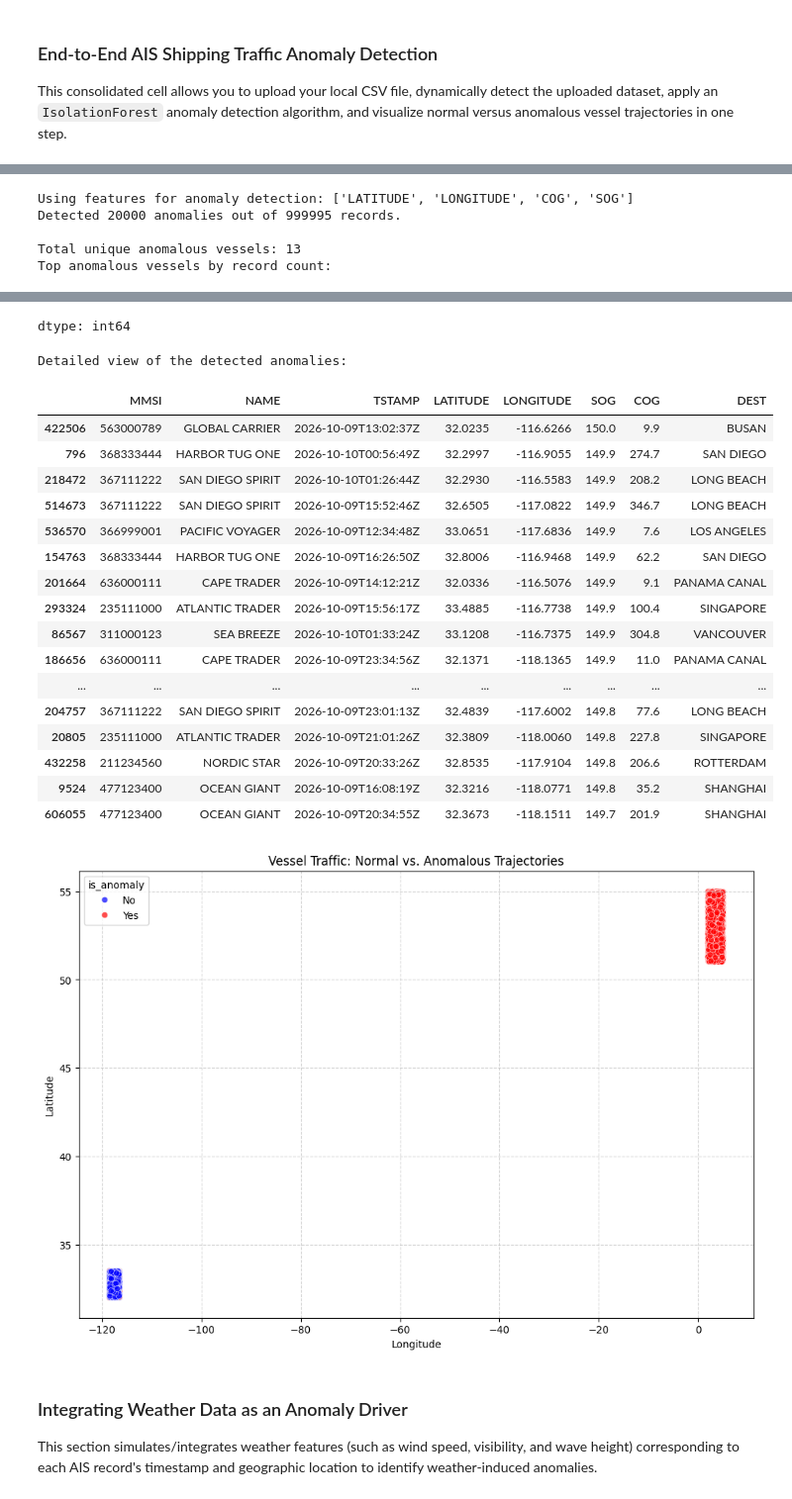
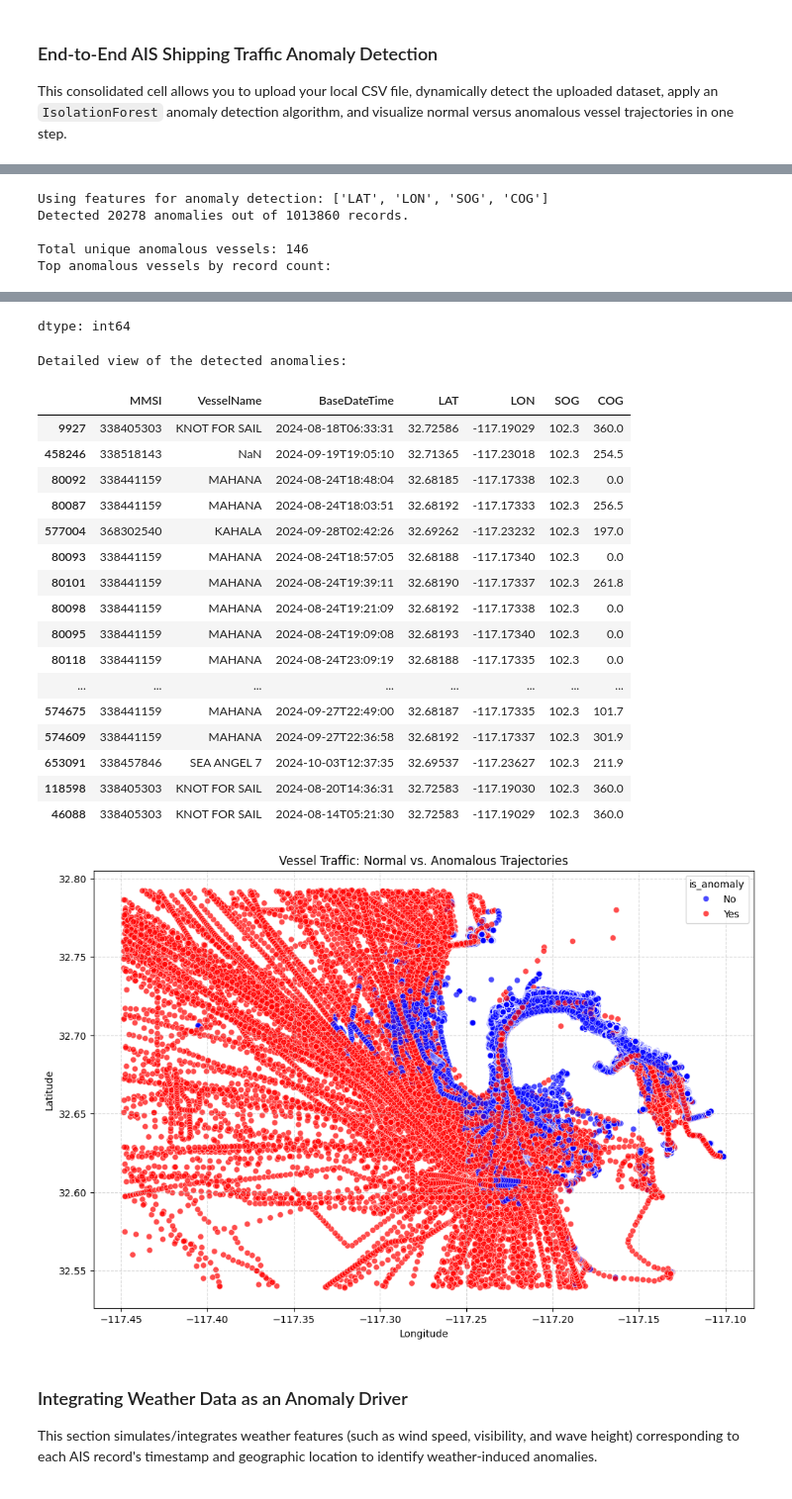
Before and after one commit to gliao6578/super_mariners, a Jupyter notebook: maritime_anomaly_detection.ipynb, the cells around one changed output, grey strips where cells are left out. Shown at 99% size. Drawn from its saved outputs; the diff is of its cells as text; code cells hidden in the pictures.

```diff
--- a/maritime_anomaly_detection.ipynb
+++ b/maritime_anomaly_detection.ipynb
@@ -29,10 +29,17 @@ candidate_files = [f for f in os.listdir('.') if f.startswith('ais_shipping_traf
 if candidate_files:
     candidate_files.sort(key=os.path.getmtime, reverse=True)
     file_path = os.path.join('.', candidate_files[0])
-    print(f"\nSelected dataset file: {file_path}\n")
+    print(f"\nSelected dataset file (matching pattern): {file_path}\n")
 else:
-    file_path = '/content/ais_shipping_traffic_5000(1) (1).csv'
-    print(f"\nUsing default dataset file path: {file_path}\n")
+    # Fallback: Search for any CSV file in the current working directory
+    any_csv_files = [f for f in os.listdir('.') if f.endswith('.csv')]
+    if any_csv_files:
+        any_csv_files.sort(key=os.path.getmtime, reverse=True)
+        file_path = os.path.join('.', any_csv_files[0])
+        print(f"\nNo specific 'ais_shipping_traffic' CSV found. Selected alternative CSV file: {file_path}\n")
+    else:
+        file_path = '/content/ais_shipping_traffic_5000(1) (1).csv'
+        print(f"\nUsing default dataset file path: {file_path}\n")
 
 df = pd.read_csv(file_path)
 
@@ -63,15 +70,23 @@ if len(feature_cols) >= 2:
     print(f"Detected {len(anomalies)} anomalies out of {len(df_results)} records.\n")
 
     # --- Step 4: Print Anomaly Summary and Breakdown ---
-    print(f"Total unique anomalous vessels: {anomalies['MMSI'].nunique()}")
+    print(f"Total unique anomalous vessels: {anomalies['MMSI'].nunique() if 'MMSI' in anomalies.columns else 'N/A'}")
     print(f"Top anomalous vessels by record count:")
-    display(anomalies['NAME'].value_counts().head(10))
+    name_col = next((c for c in df_results.columns if c.lower() in ['name', 'vesselname']), None)
+    if name_col:
+        display(anomalies[name_col].value_counts().head(10))
+    else:
+        print("No Vessel Name column found.")
 
-    display_cols = ['MMSI', 'NAME', 'TSTAMP', 'LATITUDE', 'LONGITUDE', 'SOG', 'COG', 'DEST']
+    display_cols = ['MMSI', 'NAME', 'VesselName', 'TSTAMP', 'BaseDateTime', 'LATITUDE', 'LAT', 'LONGITUDE', 'LON', 'SOG', 'COG', 'DEST']
     matching_cols = [c for c in display_cols if c in anomalies.columns]
 
     print("\nDetailed view of the detected anomalies:")
-    display(anomalies[matching_cols].sort_values(by='SOG', ascending=False).head(20))
+    sog_col = next((c for c in df_results.columns if c.lower() in ['sog', 'speed']), None)
+    if sog_col:
+        display(anomalies[matching_cols].sort_values(by=sog_col, ascending=False).head(20))
+    else:
+        display(anomalies[matching_cols].head(20))
 
     # --- Step 5: Visualize Detected Anomalies ---
     lat_col = next((c for c in df_results.columns if c.lower() in ['latitude', 'lat', 'lat_dec']), None)
@@ -132,6 +147,6 @@ None
-Using features for anomaly detection: ['LATITUDE', 'LONGITUDE', 'COG', 'SOG']
-Detected 20000 anomalies out of 999995 records.
+Using features for anomaly detection: ['LAT', 'LON', 'SOG', 'COG']
+Detected 20278 anomalies out of 1013860 records.
 
-Total unique anomalous vessels: 13
+Total unique anomalous vessels: 146
 Top anomalous vessels by record count:
 |  | count |
@@ -149,23 +164,23 @@ Top anomalous vessels by record count:
 dtype: int64
 Detailed view of the detected anomalies:
-|  | MMSI | NAME | TSTAMP | LATITUDE | LONGITUDE | SOG | COG | DEST |
-| 422506 | 563000789 | GLOBAL CARRIER | 2026-10-09T13:02:37Z | 32.0235 | -116.6266 | 150.0 | 9.9 | BUSAN |
-| 796 | 368333444 | HARBOR TUG ONE | 2026-10-10T00:56:49Z | 32.2997 | -116.9055 | 149.9 | 274.7 | SAN DIEGO |
-| 218472 | 367111222 | SAN DIEGO SPIRIT | 2026-10-10T01:26:44Z | 32.2930 | -116.5583 | 149.9 | 208.2 | LONG BEACH |
-| 514673 | 367111222 | SAN DIEGO SPIRIT | 2026-10-09T15:52:46Z | 32.6505 | -117.0822 | 149.9 | 346.7 | LONG BEACH |
-| 536570 | 366999001 | PACIFIC VOYAGER | 2026-10-09T12:34:48Z | 33.0651 | -117.6836 | 149.9 | 7.6 | LOS ANGELES |
-| 154763 | 368333444 | HARBOR TUG ONE | 2026-10-09T16:26:50Z | 32.8006 | -116.9468 | 149.9 | 62.2 | SAN DIEGO |
-| 201664 | 636000111 | CAPE TRADER | 2026-10-09T14:12:21Z | 32.0336 | -116.5076 | 149.9 | 9.1 | PANAMA CANAL |
-| 293324 | 235111000 | ATLANTIC TRADER | 2026-10-09T15:56:17Z | 33.4885 | -116.7738 | 149.9 | 100.4 | SINGAPORE |
-| 86567 | 311000123 | SEA BREEZE | 2026-10-10T01:33:24Z | 33.1208 | -116.7375 | 149.9 | 304.8 | VANCOUVER |
-| 186656 | 636000111 | CAPE TRADER | 2026-10-09T23:34:56Z | 32.1371 | -118.1365 | 149.9 | 11.0 | PANAMA CANAL |
-| ... | ... | ... | ... | ... | ... | ... | ... | ... |
-| 204757 | 367111222 | SAN DIEGO SPIRIT | 2026-10-09T23:01:13Z | 32.4839 | -117.6002 | 149.8 | 77.6 | LONG BEACH |
-| 20805 | 235111000 | ATLANTIC TRADER | 2026-10-09T21:01:26Z | 32.3809 | -118.0060 | 149.8 | 227.8 | SINGAPORE |
-| 432258 | 211234560 | NORDIC STAR | 2026-10-09T20:33:26Z | 32.8535 | -117.9104 | 149.8 | 206.6 | ROTTERDAM |
-| 9524 | 477123400 | OCEAN GIANT | 2026-10-09T16:08:19Z | 32.3216 | -118.0771 | 149.8 | 35.2 | SHANGHAI |
-| 606055 | 477123400 | OCEAN GIANT | 2026-10-09T20:34:55Z | 32.3673 | -118.1511 | 149.7 | 201.9 | SHANGHAI |
+|  | MMSI | VesselName | BaseDateTime | LAT | LON | SOG | COG |
+| 9927 | 338405303 | KNOT FOR SAIL | 2024-08-18T06:33:31 | 32.72586 | -117.19029 | 102.3 | 360.0 |
+| 458246 | 338518143 | NaN | 2024-09-19T19:05:10 | 32.71365 | -117.23018 | 102.3 | 254.5 |
+| 80092 | 338441159 | MAHANA | 2024-08-24T18:48:04 | 32.68185 | -117.17338 | 102.3 | 0.0 |
+| 80087 | 338441159 | MAHANA | 2024-08-24T18:03:51 | 32.68192 | -117.17333 | 102.3 | 256.5 |
+| 577004 | 368302540 | KAHALA | 2024-09-28T02:42:26 | 32.69262 | -117.23232 | 102.3 | 197.0 |
+| 80093 | 338441159 | MAHANA | 2024-08-24T18:57:05 | 32.68188 | -117.17340 | 102.3 | 0.0 |
+| 80101 | 338441159 | MAHANA | 2024-08-24T19:39:11 | 32.68190 | -117.17337 | 102.3 | 261.8 |
+| 80098 | 338441159 | MAHANA | 2024-08-24T19:21:09 | 32.68192 | -117.17338 | 102.3 | 0.0 |
+| 80095 | 338441159 | MAHANA | 2024-08-24T19:09:08 | 32.68193 | -117.17340 | 102.3 | 0.0 |
+| 80118 | 338441159 | MAHANA | 2024-08-24T23:09:19 | 32.68188 | -117.17335 | 102.3 | 0.0 |
+| ... | ... | ... | ... | ... | ... | ... | ... |
+| 574675 | 338441159 | MAHANA | 2024-09-27T22:49:00 | 32.68187 | -117.17335 | 102.3 | 101.7 |
+| 574609 | 338441159 | MAHANA | 2024-09-27T22:36:58 | 32.68192 | -117.17337 | 102.3 | 301.9 |
+| 653091 | 338457846 | SEA ANGEL 7 | 2024-10-03T12:37:35 | 32.69537 | -117.23627 | 102.3 | 211.9 |
+| 118598 | 338405303 | KNOT FOR SAIL | 2024-08-20T14:36:31 | 32.72583 | -117.19030 | 102.3 | 360.0 |
+| 46088 | 338405303 | KNOT FOR SAIL | 2024-08-14T05:21:30 | 32.72583 | -117.19029 | 102.3 | 360.0 |
-[figure, old version]
+[figure, new version]
 # %% [markdown]
 ### Integrating Weather Data as an Anomaly Driver
 This section simulates/integrates weather features (such as wind speed, visibility, and wave height) corresponding to each AIS record's timestamp and geographic location to identify weather-induced anomalies.
```
Also changed, not shown: parts of 3 cells of this notebook.
